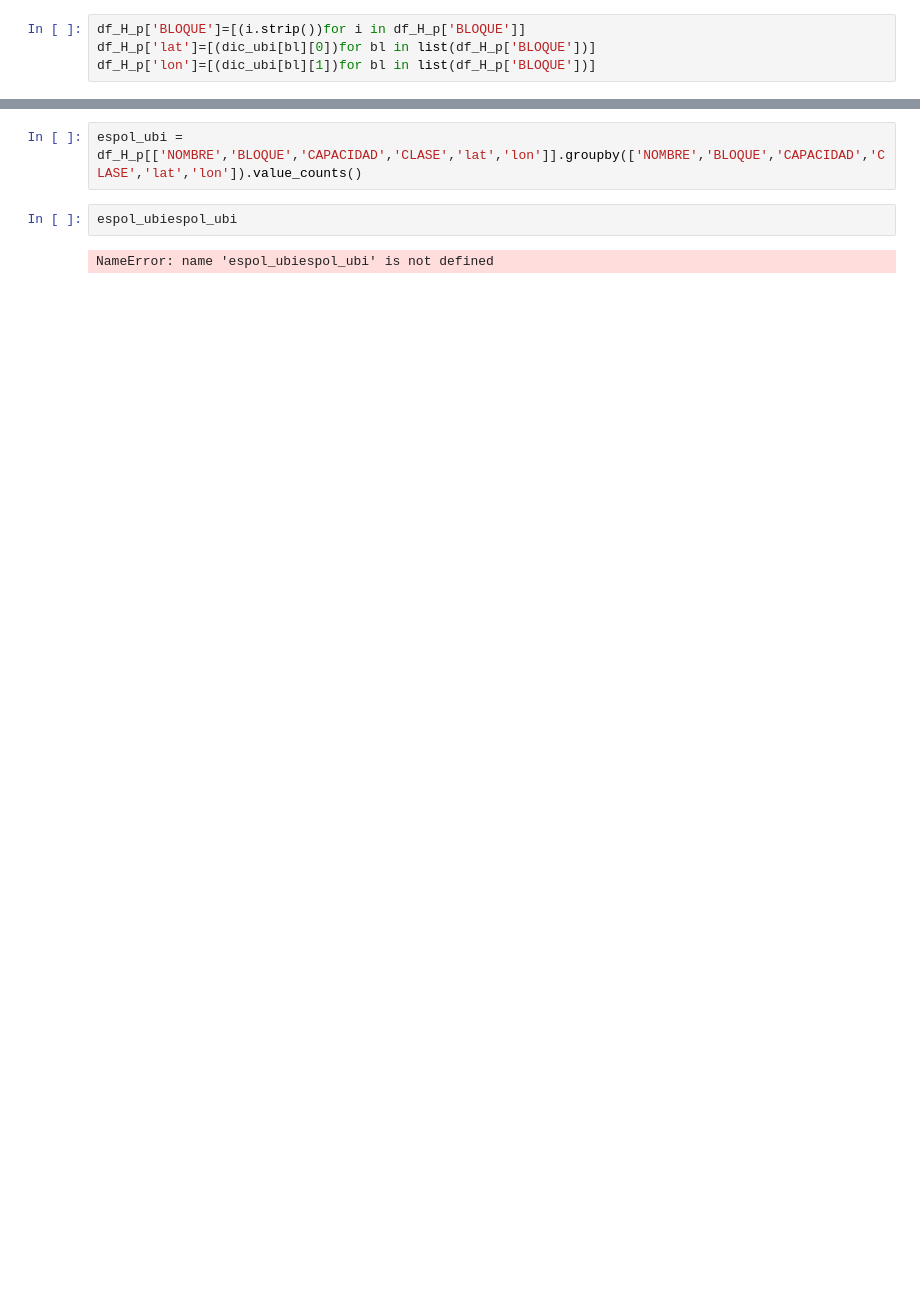
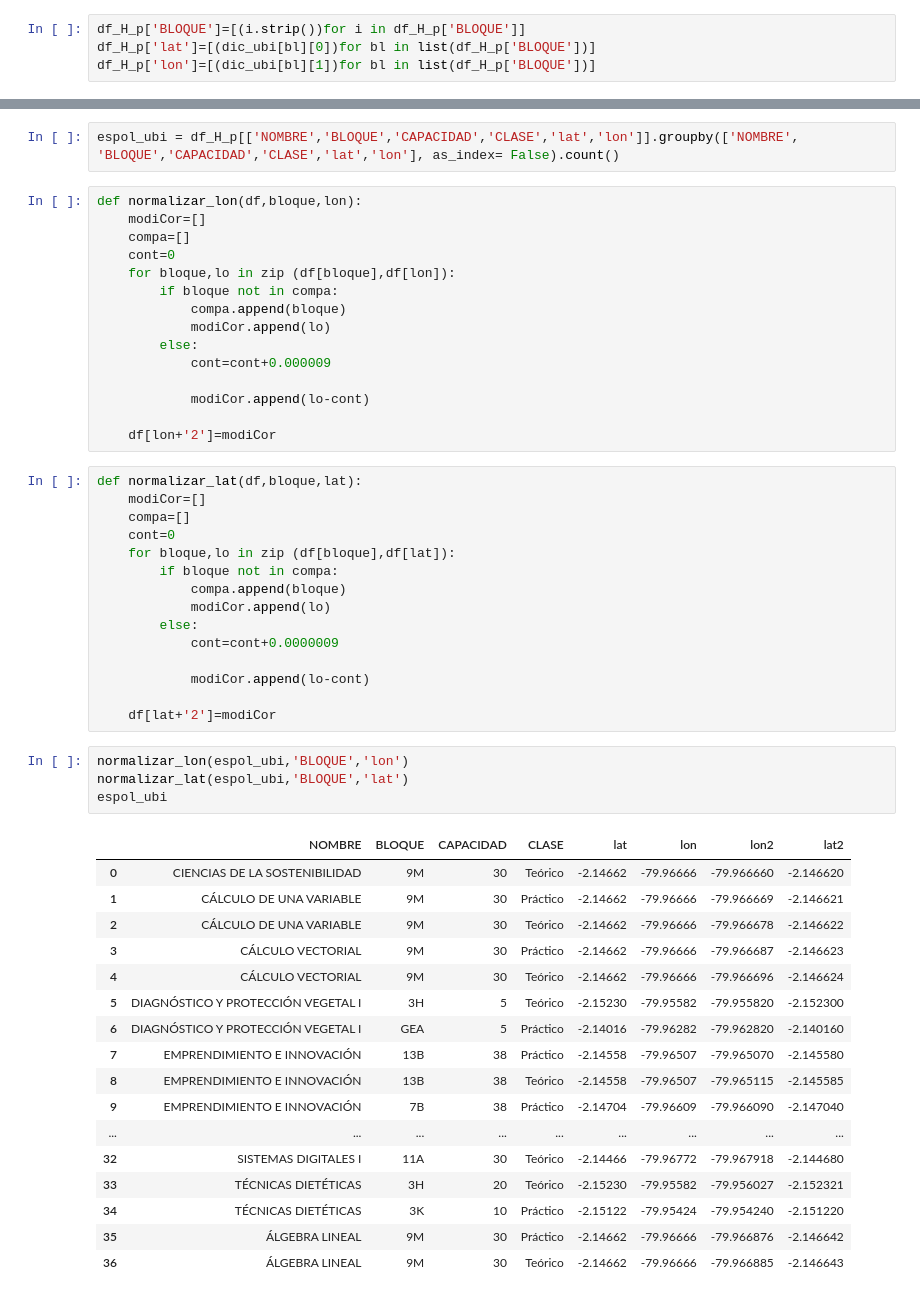
Before and after one commit to lromeror/Group_Slytheryn, a Jupyter notebook: EDA_ESPOL/EDA_ESPOL_PAE.ipynb, the cells around one changed output, grey strips where cells are left out. Drawn from its saved outputs; the diff is of its cells as text; blank space fills up the shorter version.

```diff
--- a/EDA_ESPOL/EDA_ESPOL_PAE.ipynb
+++ b/EDA_ESPOL/EDA_ESPOL_PAE.ipynb
@@ -582,9 +561,57 @@ df_H_p['lon']=[(dic_ubi[bl][1])for bl in list(df_H_p['BLOQUE'])]
 # %%
-espol_ubi = df_H_p[['NOMBRE','BLOQUE','CAPACIDAD','CLASE','lat','lon']].groupby(['NOMBRE','BLOQUE','CAPACIDAD','CLASE','lat','lon']).value_counts()
+espol_ubi = df_H_p[['NOMBRE','BLOQUE','CAPACIDAD','CLASE','lat','lon']].groupby(['NOMBRE', 'BLOQUE','CAPACIDAD','CLASE','lat','lon'], as_index= False).count()
-# %%
-espol_ubiespol_ubi
-# %% [output]
-NameError: name 'espol_ubiespol_ubi' is not defined
+# %%
+def normalizar_lon(df,bloque,lon):
+    modiCor=[]
+    compa=[]
+    cont=0
+    for bloque,lo in zip (df[bloque],df[lon]):
+        if bloque not in compa:
+            compa.append(bloque)
+            modiCor.append(lo)
+        else:
+            cont=cont+0.000009
+
+            modiCor.append(lo-cont)
+
+    df[lon+'2']=modiCor
+# %%
+def normalizar_lat(df,bloque,lat):
+    modiCor=[]
+    compa=[]
+    cont=0
+    for bloque,lo in zip (df[bloque],df[lat]):
+        if bloque not in compa:
+            compa.append(bloque)
+            modiCor.append(lo)
+        else:
+            cont=cont+0.0000009
+
+            modiCor.append(lo-cont)
+
+    df[lat+'2']=modiCor
+# %%
+normalizar_lon(espol_ubi,'BLOQUE','lon')
+normalizar_lat(espol_ubi,'BLOQUE','lat')
+espol_ubi
+# %% [output]
+|  | NOMBRE | BLOQUE | CAPACIDAD | CLASE | lat | lon | lon2 | lat2 |
+| 0 | CIENCIAS DE LA SOSTENIBILIDAD | 9M | 30 | Teórico | -2.14662 | -79.96666 | -79.966660 | -2.146620 |
+| 1 | CÁLCULO DE UNA VARIABLE | 9M | 30 | Práctico | -2.14662 | -79.96666 | -79.966669 | -2.146621 |
+| 2 | CÁLCULO DE UNA VARIABLE | 9M | 30 | Teórico | -2.14662 | -79.96666 | -79.966678 | -2.146622 |
+| 3 | CÁLCULO VECTORIAL | 9M | 30 | Práctico | -2.14662 | -79.96666 | -79.966687 | -2.146623 |
+| 4 | CÁLCULO VECTORIAL | 9M | 30 | Teórico | -2.14662 | -79.96666 | -79.966696 | -2.146624 |
+| 5 | DIAGNÓSTICO Y PROTECCIÓN VEGETAL I | 3H | 5 | Teórico | -2.15230 | -79.95582 | -79.955820 | -2.152300 |
+| 6 | DIAGNÓSTICO Y PROTECCIÓN VEGETAL I | GEA | 5 | Práctico | -2.14016 | -79.96282 | -79.962820 | -2.140160 |
+| 7 | EMPRENDIMIENTO E INNOVACIÓN | 13B | 38 | Práctico | -2.14558 | -79.96507 | -79.965070 | -2.145580 |
+| 8 | EMPRENDIMIENTO E INNOVACIÓN | 13B | 38 | Teórico | -2.14558 | -79.96507 | -79.965115 | -2.145585 |
+| 9 | EMPRENDIMIENTO E INNOVACIÓN | 7B | 38 | Práctico | -2.14704 | -79.96609 | -79.966090 | -2.147040 |
+| ... | ... | ... | ... | ... | ... | ... | ... | ... |
+| 32 | SISTEMAS DIGITALES I | 11A | 30 | Teórico | -2.14466 | -79.96772 | -79.967918 | -2.144680 |
+| 33 | TÉCNICAS DIETÉTICAS | 3H | 20 | Teórico | -2.15230 | -79.95582 | -79.956027 | -2.152321 |
+| 34 | TÉCNICAS DIETÉTICAS | 3K | 10 | Práctico | -2.15122 | -79.95424 | -79.954240 | -2.151220 |
+| 35 | ÁLGEBRA LINEAL | 9M | 30 | Práctico | -2.14662 | -79.96666 | -79.966876 | -2.146642 |
+| 36 | ÁLGEBRA LINEAL | 9M | 30 | Teórico | -2.14662 | -79.96666 | -79.966885 | -2.146643 |
 # %%
 graf_daf=pd.DataFrame(espol_ubi)
 graf_daf
```
Also changed, not shown: parts of 44 cells of this notebook, 6 other files.
